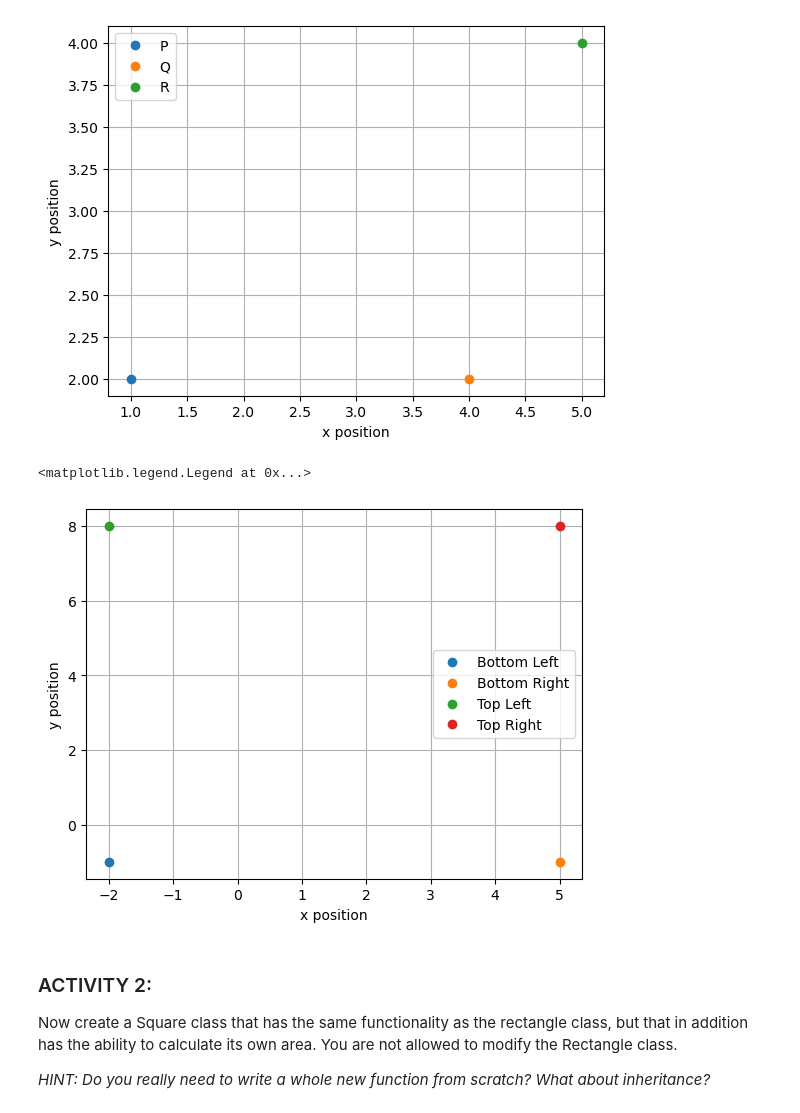
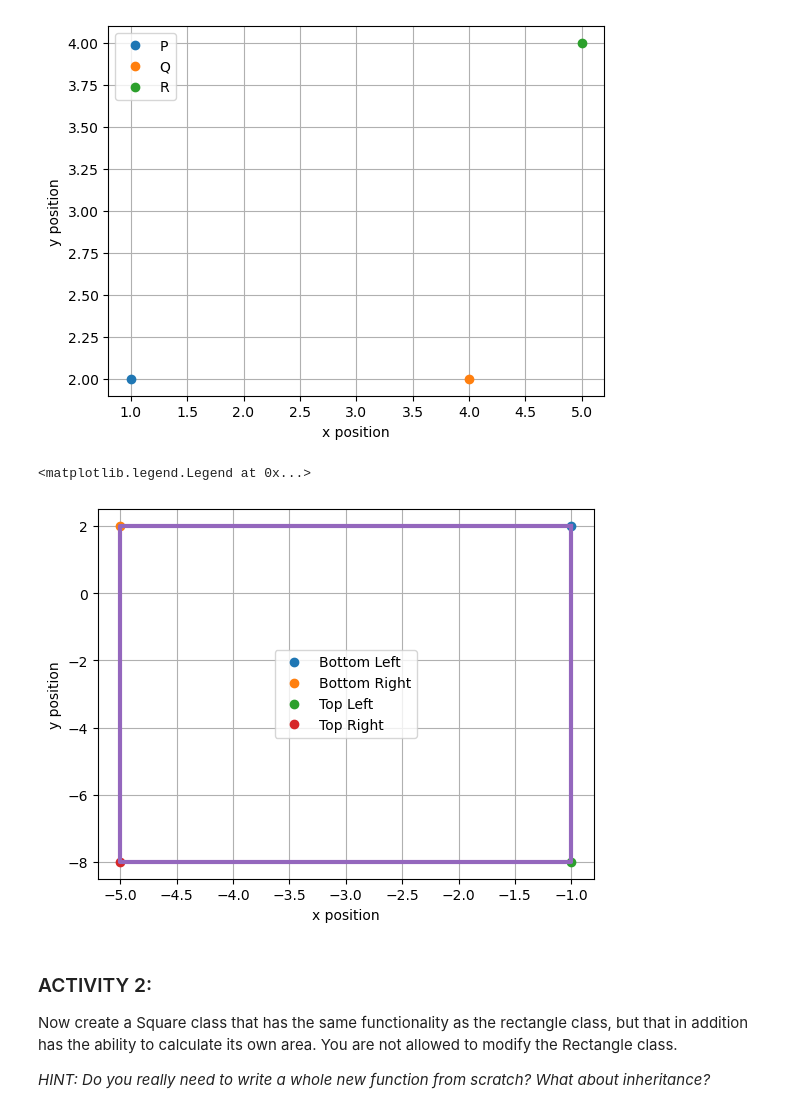
Before and after one commit to AaronbrowneGH/https-github.com-AaronbrowneGH-TopicsInSciComp, a Jupyter notebook: Notebooks/Week3_LabExercises.ipynb, the cells around one changed output. Saved outputs shown, nothing was run; the diff lists cells and outputs as text; code cells hidden in the pictures.

```diff
--- a/Notebooks/Week3_LabExercises.ipynb
+++ b/Notebooks/Week3_LabExercises.ipynb
@@ -73,6 +73,13 @@ class Point :
     def update_name(self, new_name) :
         self.name = new_name
 
+# Reflection added to points class
+    def reflect_in_y(self):
+        self.x = -self.x
+
+    def reflect_in_x(self):
+        self.y = -self.y
+
 
 # Some examples of using the Points class
 first_point = Point(1.0,2.0,"P")
@@ -125,7 +132,7 @@ class Rectangle :
 
 # Need to loop over each side in order (make sure to close with self.bl)
     def sides_closed(self):
-        return[self.bl, self.br, self.tr, self.tl, self.bl)
+        return(self.bl, self.br, self.tr, self.tl, self.bl)
 
 
 # Defining the growth of rectangle and use the move_point vector that was denoted in the points class with now a way of keeping the top right fixed with the else function
@@ -135,37 +142,60 @@ class Rectangle :
            self.br.move_point(dx,0)
            self.tl.move_point(0,dy)
 
         else:
            self.br.move_point(0,dy)
            self.bl.move_point(dx,dy)
            self.tl.move_point(dx,0)
 
+    def reflect_in_y(self):
+        for points in (self.bl, self.br, self.tl, self.tr):
+            points.reflect_in_y()
+
+    def reflect_in_x(self):
+        for points in (self.bl, self.br, self.tl, self.tr):
+            points.reflect_in_x()
+
+    def vertices_closed(self):
+        return [self.bl, self.br, self.tr, self.tl, self.bl]
+
+    def plot_outline(self, ax, **line_kwargs):
+        vertices = self.vertices_closed()
+        xs = [point.x for point in vertices]
+        ys = [point.y for point in vertices]
+        ax.plot(xs, ys, **line_kwargs)
 
 
 # Defining the corners
 
-bottom_left = Point(1, 2, "Bottom Left")
-bottom_right = Point(5, 2, "Bottom Right")
+bottom_left = Point(1, -2, "Bottom Left")
+bottom_right = Point(5, -2, "Bottom Right")
 top_left = Point(1, 8, "Top Left")
 top_right = Point(5, 8, "Top Right")
 
 # Now growing the rectangle by a specific dx and dy
 Rect = Rectangle(bottom_left, bottom_right, top_left, top_right)
-Rect.Grow_Rectangle(-3,-3)
+Rect.reflect_in_y()
+Rect.reflect_in_x()
+
+
+
+
 
 plt.plot()
 plt.grid()
 plt.xlabel("x position")
 plt.ylabel("y position")
 ax = plt.gcf().gca()
 Rect.bl.plot_point(ax)
 Rect.br.plot_point(ax)
 Rect.tl.plot_point(ax)
 Rect.tr.plot_point(ax)
+Rect.plot_outline(ax, linewidth=3)
+
 plt.legend()
 # %% [output]
 <matplotlib.legend.Legend at 0x...>
-[figure, old version]
+[figure, new version]
 # %% [markdown]
 ### ACTIVITY 2:
 
```
Also changed, not shown: parts of 6 cells of this notebook, 16 other files.
